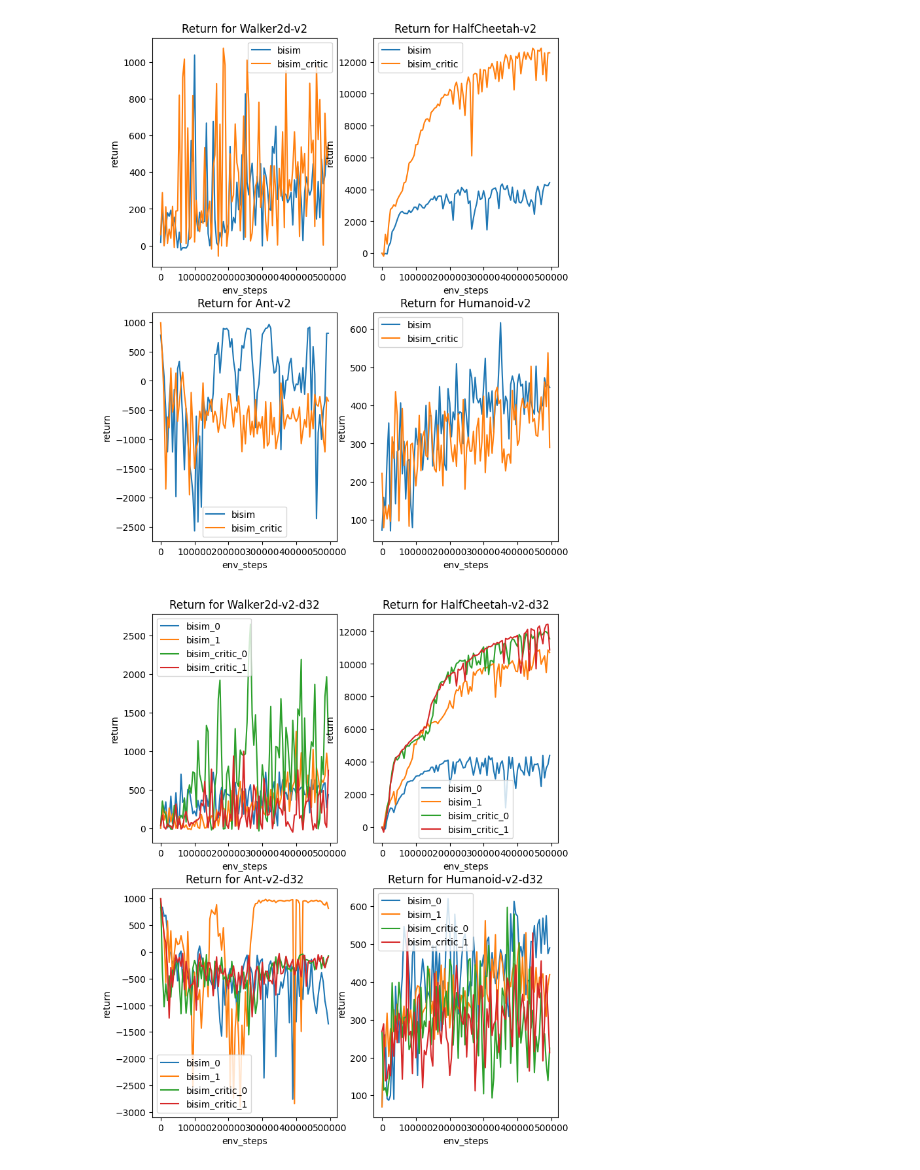
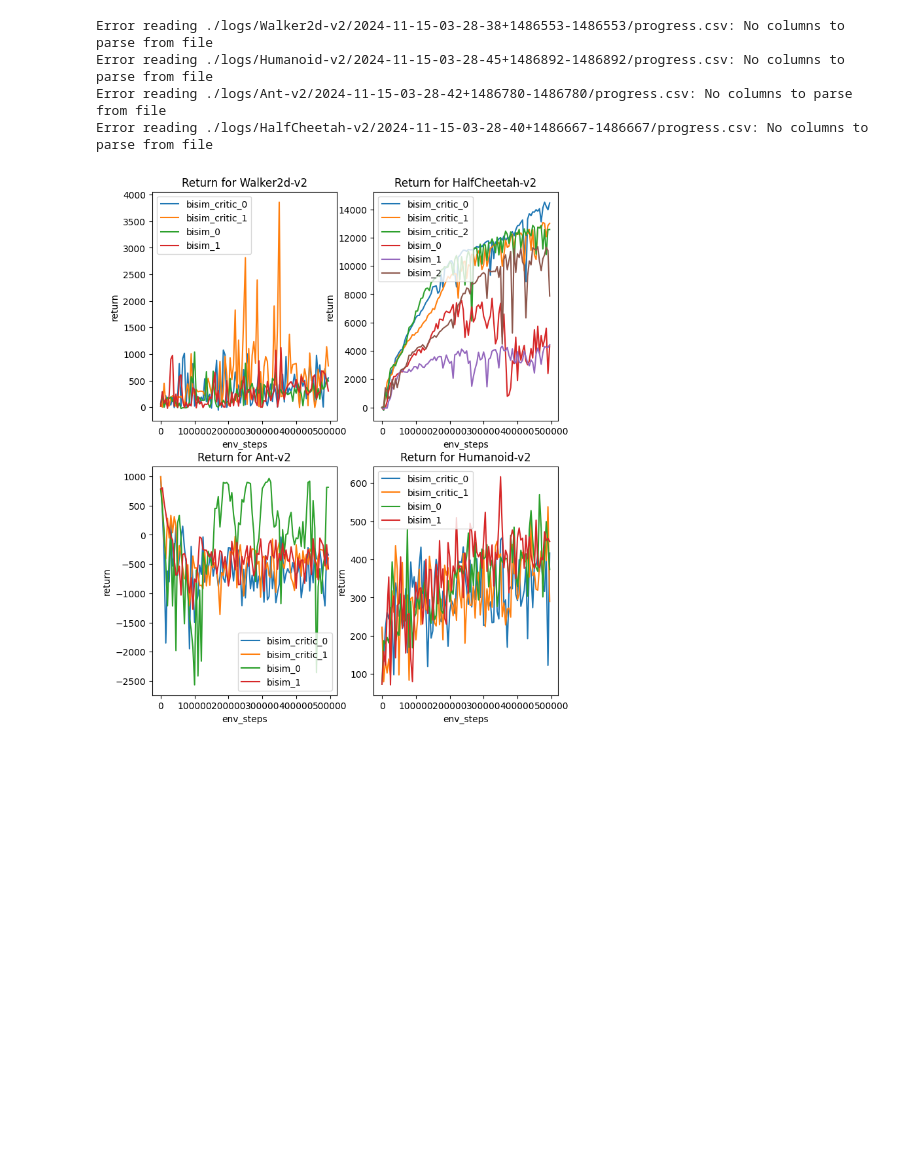
Before and after one commit to rytse/self-predictive-rl, a Jupyter notebook: mujoco_code/plot_all.ipynb, the cells around one changed output. Saved outputs shown, nothing was run; the diff lists cells and outputs as text; code cells hidden in the pictures; blank space fills up the shorter version.

```diff
--- a/mujoco_code/plot_all.ipynb
+++ b/mujoco_code/plot_all.ipynb
@@ -1,5 +8,5 @@
 # %%
-auxs = ["bisim", "bisim_critic"]
+auxs = ["bisim_critic", "bisim", "zp_critic"]
 
 envs = []
 with open("envs.txt", "r") as envs_file:
@@ -23,7 +30,11 @@ def get_results(log_path: str) -> Dict[str, Dict[str, Dict[str, pd.DataFrame]]]:
                 results[env] = dict()
             if aux not in results[env]:
                 results[env][aux] = dict()
-            results[env][aux][res_path] = pd.read_csv(res_path)
+
+            try:
+                results[env][aux][res_path] = pd.read_csv(res_path)
+            except Exception as e:
+                print(f"Error reading {res_path}: {e}")
     return results
 
 
@@ -47,6 +58,8 @@ def plot_results(
 
         legend = []
         for aux in auxs:
+            if aux not in results[env]:
+                continue
             n_exps = len(results[env][aux])
             for exp_idx, (res_path, df) in enumerate(results[env][aux].items()):
                 if target not in df.columns:
@@ -68,11 +81,15 @@ def plot_results(
     plt.show()
 # %%
 results = get_results("logs")
+# %% [output]
+Error reading ./logs/Walker2d-v2/2024-11-15-03-28-38+1486553-1486553/progress.csv: No columns to parse from file
+Error reading ./logs/Humanoid-v2/2024-11-15-03-28-45+1486892-1486892/progress.csv: No columns to parse from file
+Error reading ./logs/Ant-v2/2024-11-15-03-28-42+1486780-1486780/progress.csv: No columns to parse from file
+Error reading ./logs/HalfCheetah-v2/2024-11-15-03-28-40+1486667-1486667/progress.csv: No columns to parse from file
 # %%
 plot_results(envs, auxs, results, "return")
-plot_results(distracted_envs, auxs, results, "return")
+# plot_results(distracted_envs, auxs, results, "return")
 # %% [output]
-[figure, old version]
+[figure, new version]
-[figure, removed]
 # %%
 plot_results(envs, auxs, results, "alm_loss")
```
Also changed, not shown: parts of 5 cells of this notebook, 8 other files.
